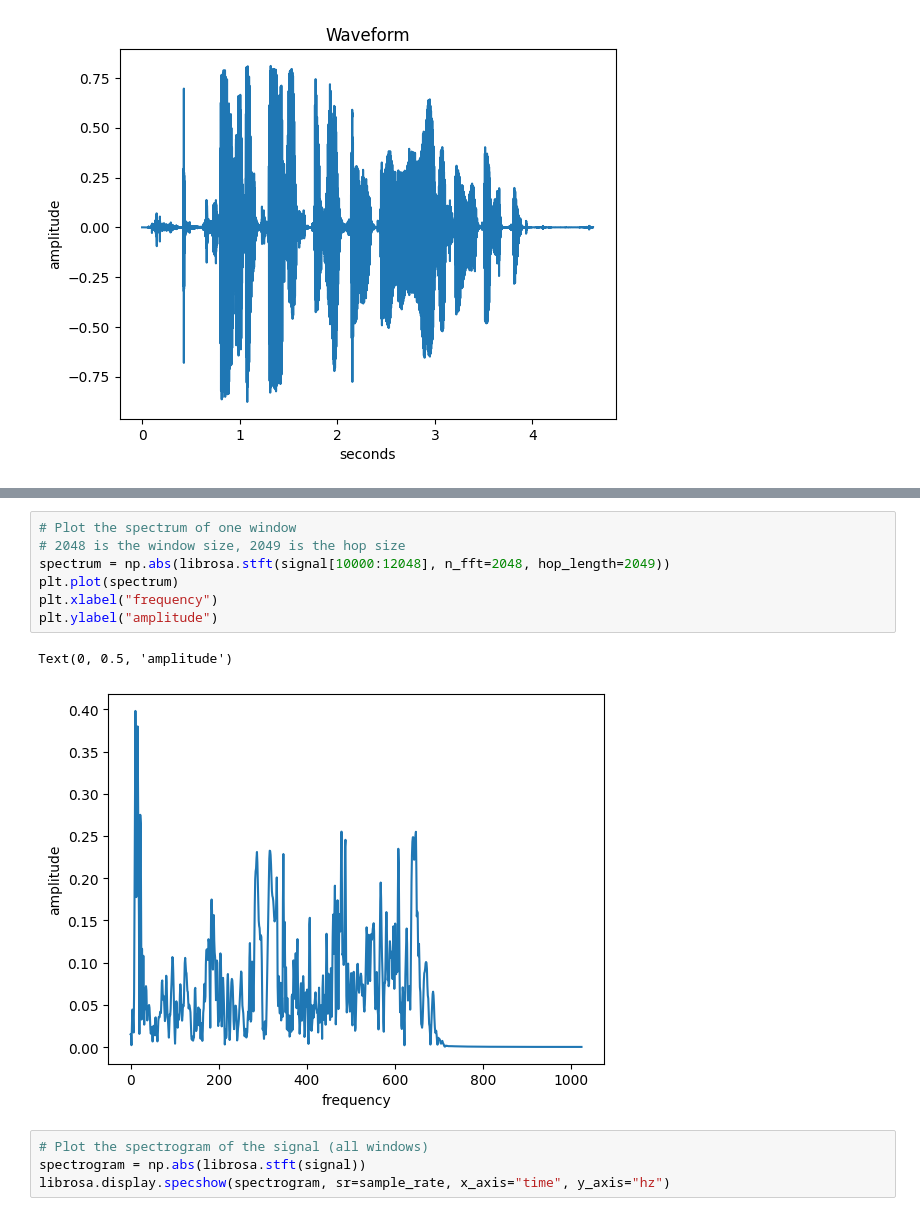
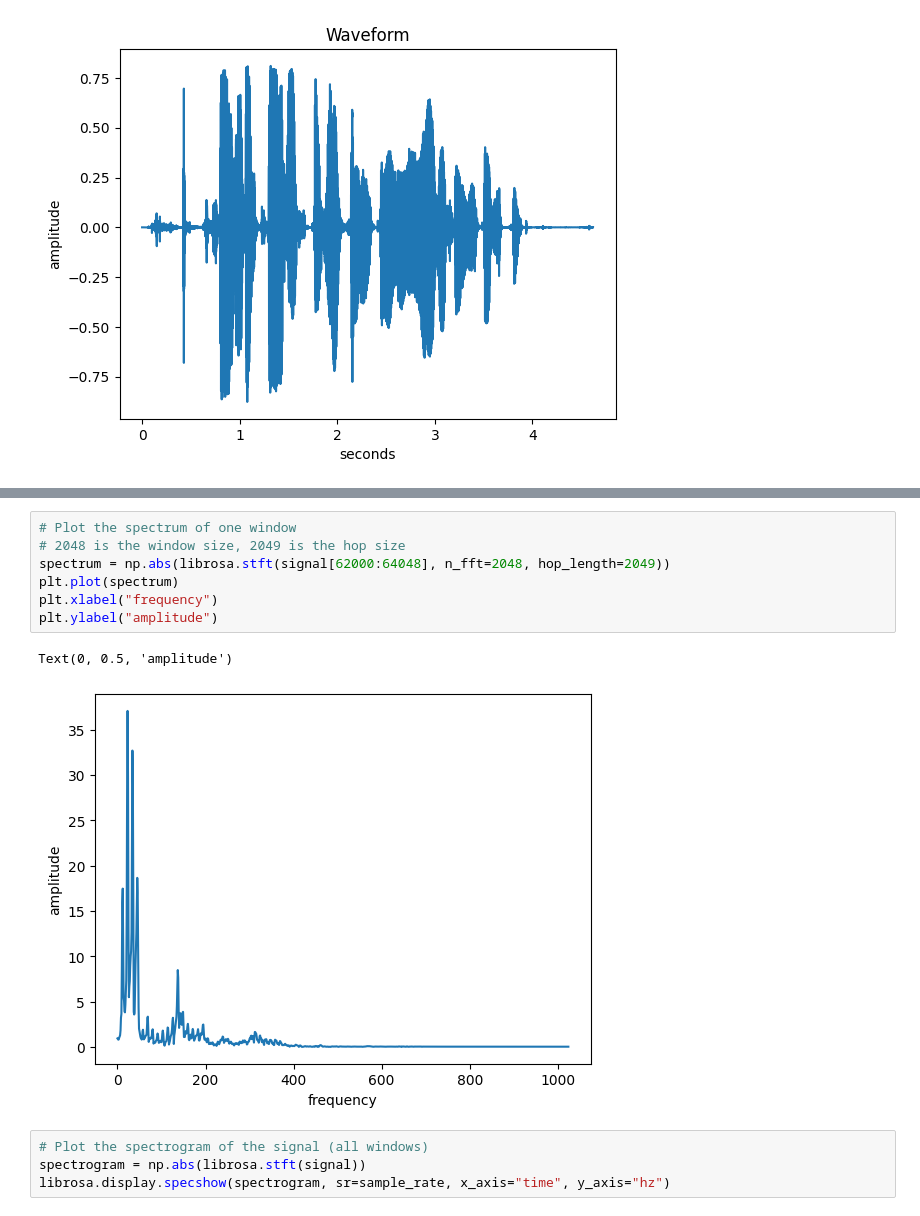
Before and after one commit to 17luke/spoken-language-processing, a Jupyter notebook: 1_speech_processing/audio_feature_extraction_w_librosa.ipynb, the cells around one changed output, grey strips where cells are left out. Saved outputs shown, nothing was run; the diff lists cells and outputs as text.

```diff
--- a/1_speech_processing/audio_feature_extraction_w_librosa.ipynb
+++ b/1_speech_processing/audio_feature_extraction_w_librosa.ipynb
@@ -57,13 +65,13 @@ plt.show()
 # %%
 # Plot the spectrum of one window
 # 2048 is the window size, 2049 is the hop size
-spectrum = np.abs(librosa.stft(signal[10000:12048], n_fft=2048, hop_length=2049))
+spectrum = np.abs(librosa.stft(signal[62000:64048], n_fft=2048, hop_length=2049))
 plt.plot(spectrum)
 plt.xlabel("frequency")
 plt.ylabel("amplitude")
 # %% [output]
 Text(0, 0.5, 'amplitude')
-[figure, old version]
+[figure, new version]
 # %%
 # Plot the spectrogram of the signal (all windows)
 spectrogram = np.abs(librosa.stft(signal))
```
Also changed, not shown: parts of 5 cells of this notebook.
